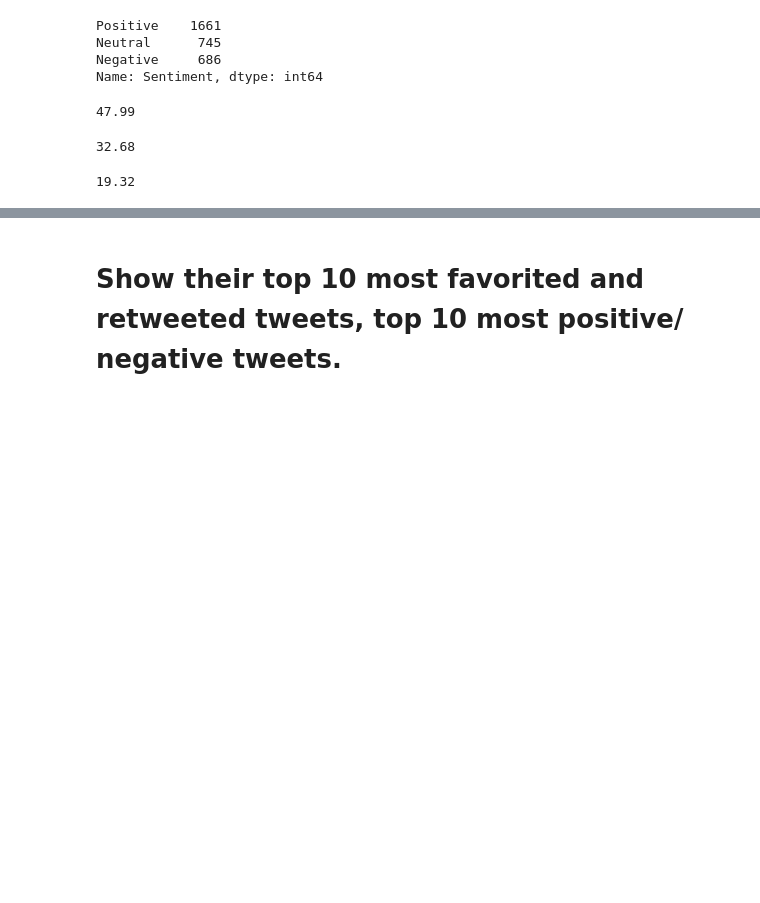
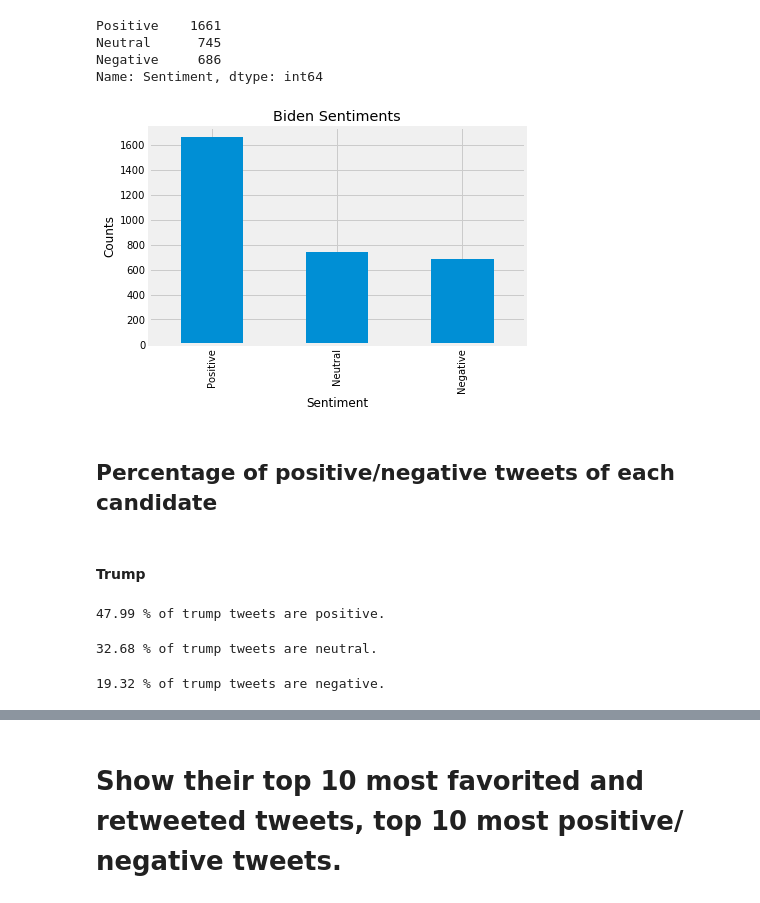
Before and after one commit to DavidMelnychuk/analyze-trump-biden, a Jupyter notebook: analyze_tweets.ipynb, the cells around one changed output, grey strips where cells are left out. Saved outputs shown, nothing was run; the diff lists cells and outputs as text; code cells hidden in the pictures; blank space fills up the shorter version.

```diff
--- a/analyze_tweets.ipynb
+++ b/analyze_tweets.ipynb
@@ -493,24 +444,34 @@ Positive    1661
 Neutral      745
 Negative     686
 Name: Sentiment, dtype: int64
+# %%
+plt.title('Biden Sentiments')
+plt.xlabel('Sentiment')
+plt.ylabel('Counts')
+biden_df['Sentiment'].value_counts().plot(kind = 'bar')
+plt.show()
+# %% [output]
+[figure, added]
+# %% [markdown]
+## Percentage of positive/negative tweets of each candidate
+# %% [markdown]
+#### Trump
+# %%
+positive_trump_tweets = trump_df[trump_df.Sentiment == 'Positive']
+positive_trump_percent = round(len(positive_trump_tweets) / len(trump_df) * 100, 2)
+print(positive_trump_percent, '% of trump tweets are positive.')
+# %% [output]
+47.99 % of trump tweets are positive.
 # %%
-# Get % of trump tweets that are positive
-positive_trump_tweets = trump_df[trump_df.Sentiment == 'Positive']
-len(positive_trump_tweets)
-round(len(positive_trump_tweets) / len(trump_df) * 100, 2)
+# Get % of trump tweets that are neutral
+neutral_trump_tweets = trump_df[trump_df.Sentiment == 'Neutral']
+neutral_trump_percent = round(len(neutral_trump_tweets) / len(trump_df) * 100, 2)
+print(neutral_trump_percent,'% of trump tweets are neutral.')
 # %% [output]
-47.99
+32.68 % of trump tweets are neutral.
-# %%
-# Get % of trump tweets that are neutral
-neutral_trump_tweets = trump_df[trump_df.Sentiment == 'Neutral']
-len(neutral_trump_tweets)
-round(len(neutral_trump_tweets) / len(trump_df) * 100, 2)
-# %% [output]
-32.68
 # %%
-# Get % of trump tweets that are negative
 negative_trump_tweets = trump_df[trump_df.Sentiment == 'Negative']
-len(negative_trump_tweets)
-round(len(negative_trump_tweets) / len(trump_df) * 100, 2)
+negative_trump_percent = round(len(negative_trump_tweets) / len(trump_df) * 100, 2)
+print(negative_trump_percent, '% of trump tweets are negative.')
 # %% [output]
-19.32
+19.32 % of trump tweets are negative.
```
Also changed, not shown: parts of 42 cells of this notebook.
